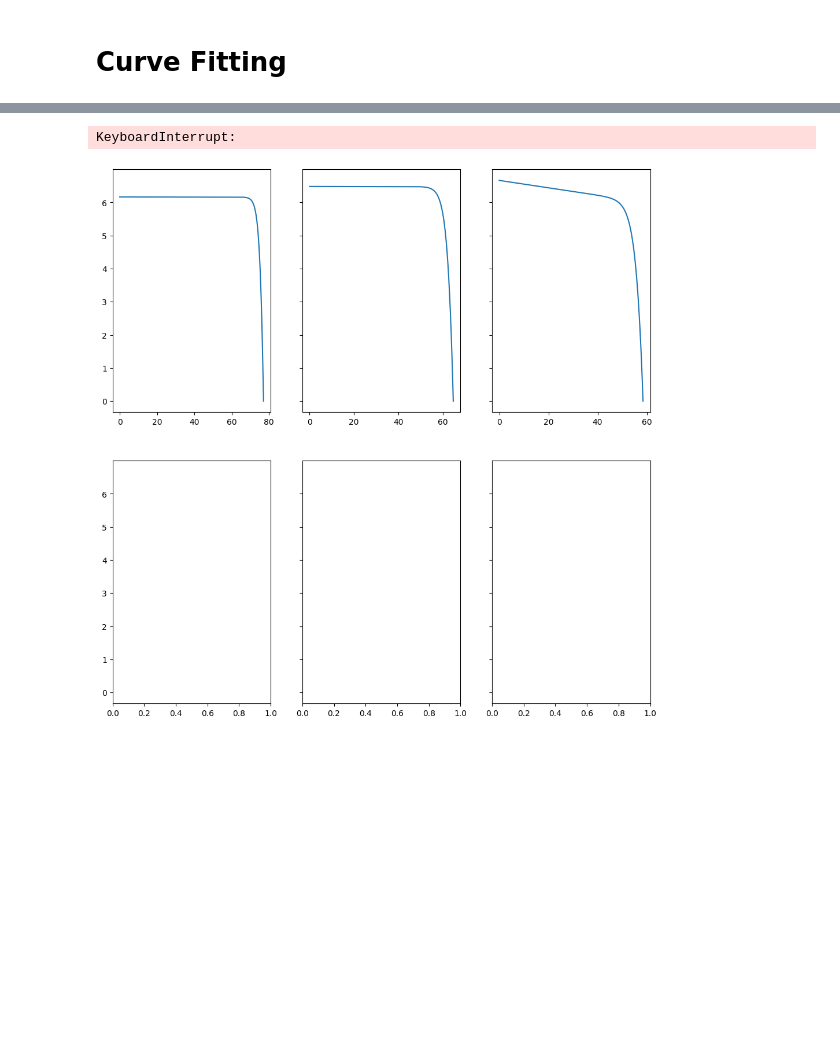
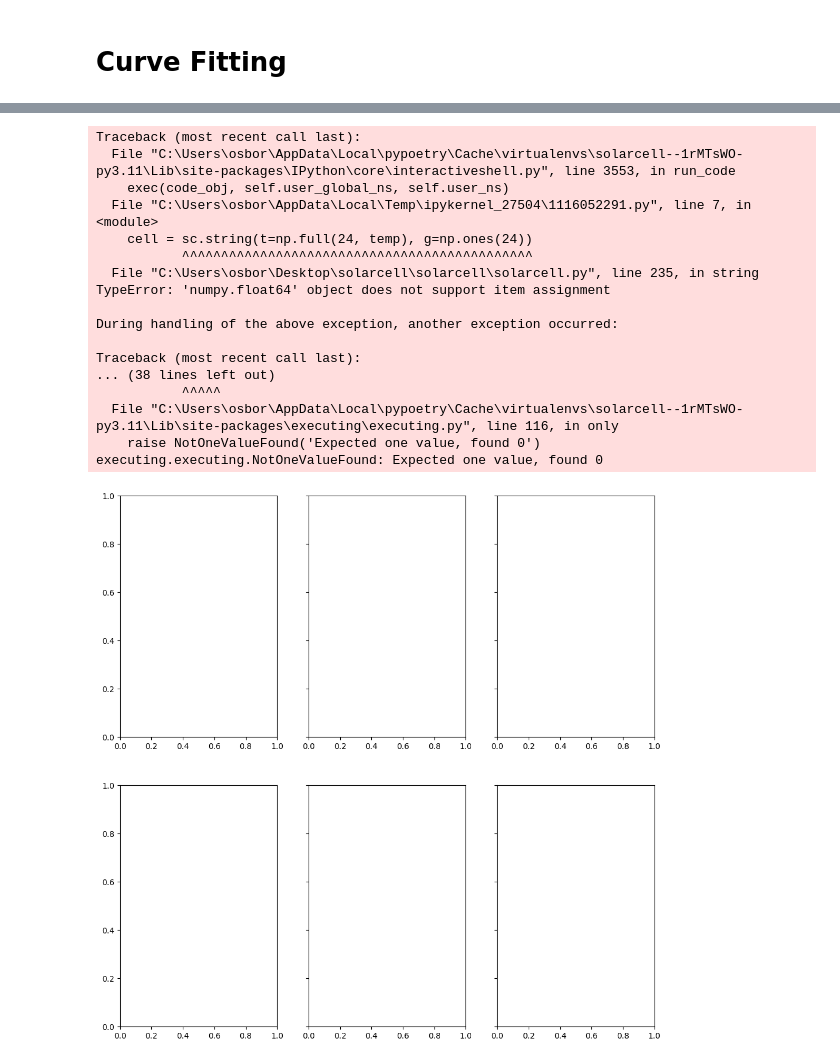
Before and after one commit to amosborne/solarcell, a Jupyter notebook: examples/cell_comparison.ipynb, the cells around one changed output, grey strips where cells are left out. Saved outputs shown, nothing was run; the diff lists cells and outputs as text; code cells hidden in the pictures; blank space fills up the shorter version.

```diff
--- a/examples/cell_comparison.ipynb
+++ b/examples/cell_comparison.ipynb
@@ -135,5 +132,8 @@ def celltype2solarcell(type, area):
 # %%
-cell = celltype2solarcell(type=azurspace, area=30).cell(t=28, g=1)
+cell = celltype2solarcell(type=azurspace, area=30)
+
+print(cell)
+
 v = np.linspace(0, cell.voc, 1000)
 
 fig, ax = plt.subplots(nrows=2, ncols=1, sharex=True, figsize=(8, 6))
@@ -157 +156,15 @@ Fit RSS: 0.012169889133841339
 [figure]
+# %%
+for type in [spectrolab, azurspace, solaero]:
+    sc = celltype2solarcell(type, area=30)
+    for temp in [-60, 28, 80]:
+        print(type.name, temp)
+        print(sc.cell(temp, 1))
+        print()
+
+for type in [solartech, bluebird, jasolar]:
+    sc = celltype2solarcell(type, area=120)
+    for temp in [-60, 28, 80]:
+        print(type.name, temp)
+        print(sc.cell(temp, 1))
+        print()
@@ -159,31 +185,32 @@ Fit RSS: 0.012169889133841339
 fig, ax = plt.subplots(nrows=2, ncols=3, sharey=True, figsize=(12, 12))
 
 for type in [spectrolab, azurspace, solaero]:
+    sc = celltype2solarcell(type, area=30)
     for i, temp in enumerate([-60, 28, 80]):
         print("SOLVING:", type.name, temp)
-        cell = celltype2solarcell(type, area=30).array(
-            t=np.full((24, 12), temp), g=np.ones((24, 12))
-        )
+        cell = sc.string(t=np.full(24, temp), g=np.ones(24))
+        # st = sc.cell(t=np.full((24, 12), temp), g=np.ones((24, 12)))
         v = np.linspace(0, cell.voc, 1000)
         ax[0, i].plot(v, cell.iv(v))
         print()
 
 ax[0, 0].set_title("24s12p | 30cm2 | Temp = -60C")
-ax[0, 0].set_xlim([0, 90]), ax[0, 0].grid()
-ax[0, 1].set_xlim([0, 75]), ax[0, 1].grid(), ax[0, 1].set_title("28C")
-ax[0, 2].set_xlim([0, 60]), ax[0, 2].grid(), ax[0, 2].set_title("80C")
+# ax[0, 0].set_xlim([0, 90]), ax[0, 0].grid()
+# ax[0, 1].set_xlim([0, 75]), ax[0, 1].grid(), ax[0, 1].set_title("28C")
+# ax[0, 2].set_xlim([0, 60]), ax[0, 2].grid(), ax[0, 2].set_title("80C")
 ax[0, 0].legend(["Spectrolab XTJ", "Azur 3G30A", "Solaero ZTJ"])
 ax[0, 0].set_ylabel("Current (A)")
 
-for type in [solartech, bluebird, jasolar]:
-    for i, temp in enumerate([-60, 28, 80]):
-        print("SOLVING:", type.name, temp)
-        cell = celltype2solarcell(type, area=120).array(
-            t=np.full((96, 1), temp), g=np.ones((96, 1))
-        )
-        v = np.linspace(0, cell.voc, 1000)
-        ax[1, i].plot(v, cell.iv(v))
-        print()
+# for type in [solartech, bluebird, jasolar]:
+#     sc = celltype2solarcell(type, area=120)
+#     for i, temp in enumerate([-60, 28, 80]):
+#         print("SOLVING:", type.name, temp)
+#         cell = sc.array(
+#             t=np.full((96, 1), temp), g=np.ones((96, 1))
+#         )
+#         v = np.linspace(0, cell.voc, 1000)
+#         ax[1, i].plot(v, cell.iv(v))
+#         print()
 
 ax[1, 0].set_title("96s1p | 120cm2 | Temp = -60C")
 ax[1, 0].set_xlim([0, 90]), ax[1, 0].grid()
@@ -193,7 +220,7 @@ ax[1, 0].legend(["SolarTech Mono-PERC", "Bluebird Mono-PERC", "JASolar Mono-PERC
 ax[1, 0].set_ylabel("Current (A)")
 ax[1, 0].set_xlabel("Voltage (V)")
 
-plt.ylim([0, 8])
+# plt.ylim([0, 8])
 plt.show()
 # %% [output]
 SOLVING: Spectrolab XTJ -60
@@ -218,2 +229,18 @@ SOLVING: Azur Space 3G30A -60
-KeyboardInterrupt:
+Traceback (most recent call last):
+  File "C:\Users\osbor\AppData\Local\pypoetry\Cache\virtualenvs\solarcell--1rMTsWO-py3.11\Lib\site-packages\IPython\core\interactiveshell.py", line 3553, in run_code
+    exec(code_obj, self.user_global_ns, self.user_ns)
+  File "C:\Users\osbor\AppData\Local\Temp\ipykernel_27504\1116052291.py", line 7, in <module>
+    cell = sc.string(t=np.full(24, temp), g=np.ones(24))
+           ^^^^^^^^^^^^^^^^^^^^^^^^^^^^^^^^^^^^^^^^^^^^^
+  File "C:\Users\osbor\Desktop\solarcell\solarcell\solarcell.py", line 235, in string
+TypeError: 'numpy.float64' object does not support item assignment
+
+During handling of the above exception, another exception occurred:
+
+Traceback (most recent call last):
+... (38 lines left out)
+           ^^^^^
+  File "C:\Users\osbor\AppData\Local\pypoetry\Cache\virtualenvs\solarcell--1rMTsWO-py3.11\Lib\site-packages\executing\executing.py", line 116, in only
+    raise NotOneValueFound('Expected one value, found 0')
+executing.executing.NotOneValueFound: Expected one value, found 0
-[figure, old version]
+[figure, new version]
```
Also changed, not shown: parts of 7 cells of this notebook, 1 other file.
